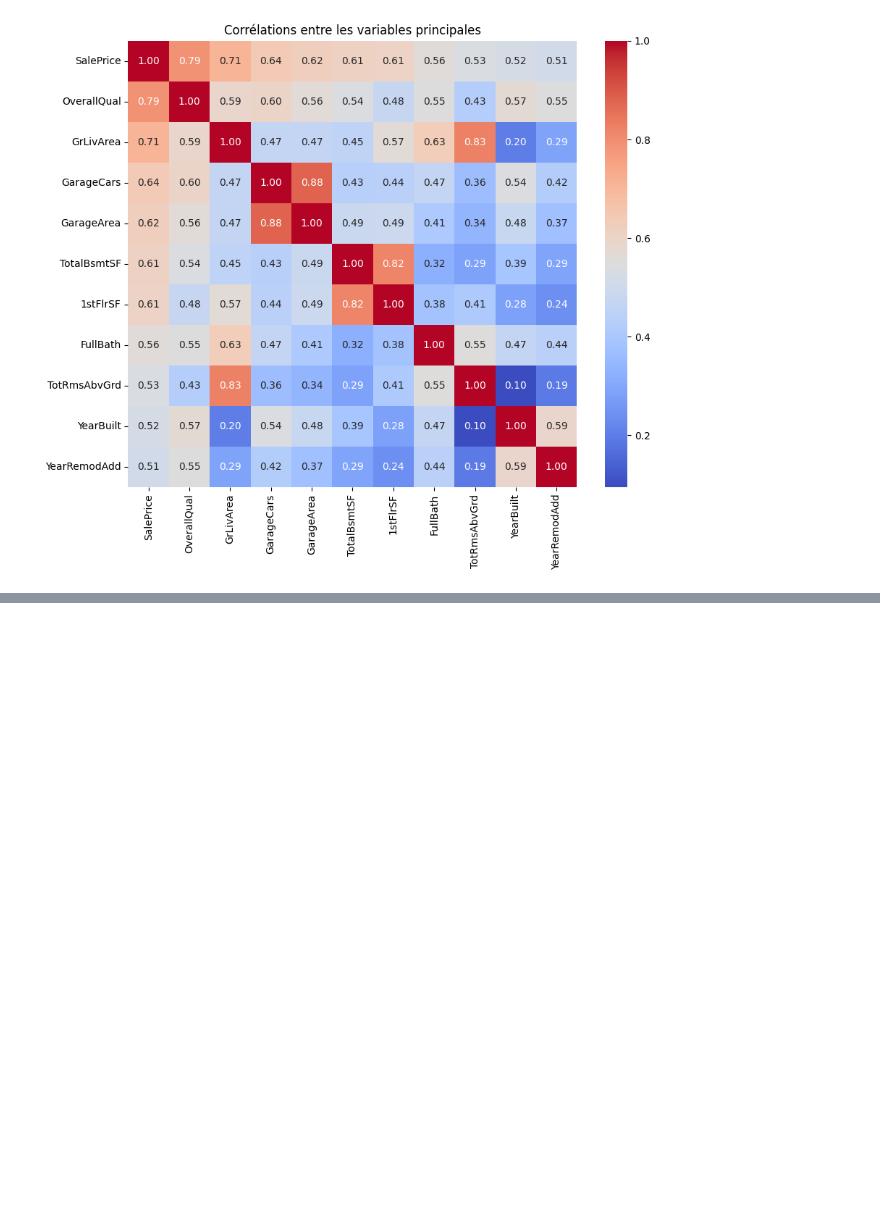
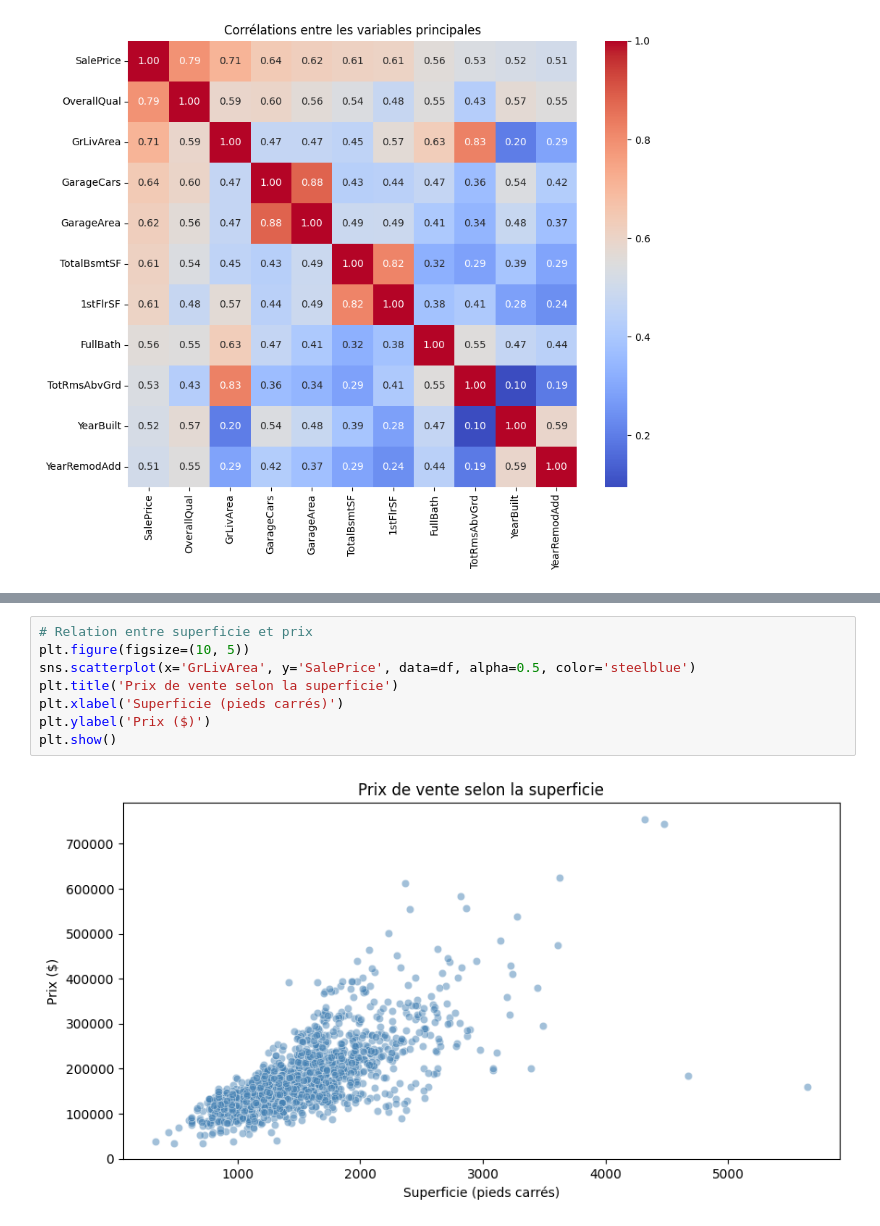
Before and after one commit to 1MedAmine/house-price-prediction, a Jupyter notebook: notebooks/01_EDA.ipynb, the cells around one changed output, grey strips where cells are left out. Cells and saved outputs as stored; diff of their text form; blank space fills up the shorter version.

```diff
--- a/notebooks/01_EDA.ipynb
+++ b/notebooks/01_EDA.ipynb
@@ -137,0 +151,10 @@ plt.show()
+# %%
+# Relation entre superficie et prix
+plt.figure(figsize=(10, 5))
+sns.scatterplot(x='GrLivArea', y='SalePrice', data=df, alpha=0.5, color='steelblue')
+plt.title('Prix de vente selon la superficie')
+plt.xlabel('Superficie (pieds carrés)')
+plt.ylabel('Prix ($)')
+plt.show()
+# %% [output]
+[figure, added]
```
Also changed, not shown: parts of 2 cells of this notebook.
